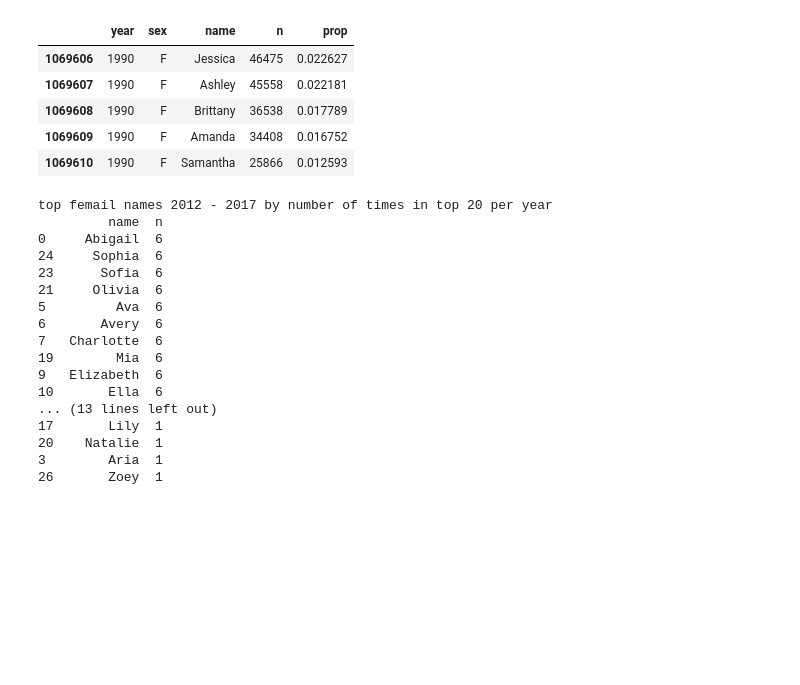
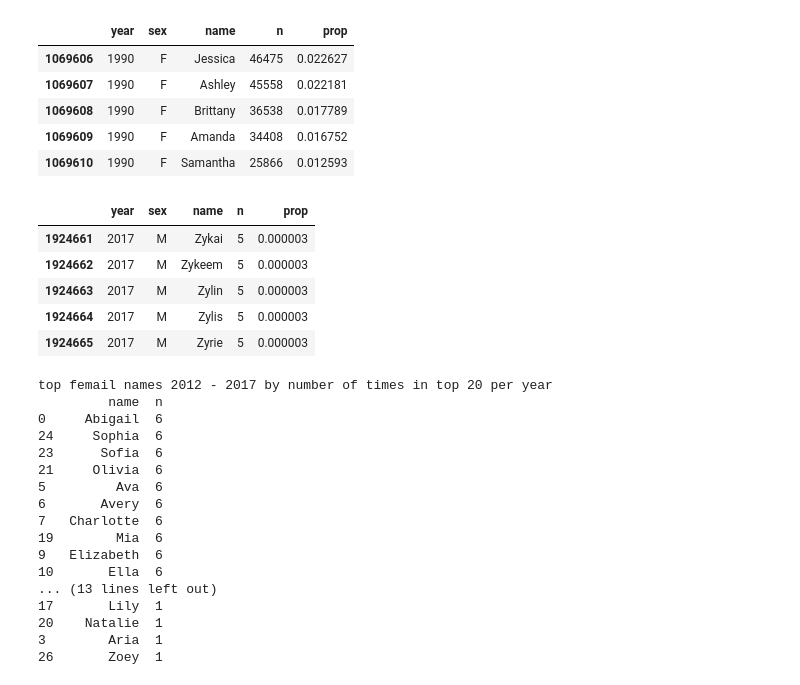
Before and after one commit to magic-lantern/forecasting, a Jupyter notebook: baby_name_analysis.ipynb, the cells around one changed output. Drawn from its saved outputs; the diff is of its cells as text; code cells hidden in the pictures; blank space fills up the shorter version.

```diff
--- a/baby_name_analysis.ipynb
+++ b/baby_name_analysis.ipynb
@@ -105,6 +123,15 @@ df.head()
 | 1069608 | 1990 | F | Brittany | 36538 | 0.017789 |
 | 1069609 | 1990 | F | Amanda | 34408 | 0.016752 |
 | 1069610 | 1990 | F | Samantha | 25866 | 0.012593 |
+# %%
+df.tail()
+# %% [output]
+|  | year | sex | name | n | prop |
+| 1924661 | 2017 | M | Zykai | 5 | 0.000003 |
+| 1924662 | 2017 | M | Zykeem | 5 | 0.000003 |
+| 1924663 | 2017 | M | Zylin | 5 | 0.000003 |
+| 1924664 | 2017 | M | Zylis | 5 | 0.000003 |
+| 1924665 | 2017 | M | Zyrie | 5 | 0.000003 |
 # %%
 tops = df[(df.sex == 'F') & ((df.year >= 2012) & (df.year <= 2017))].sort_values(['year', 'n'], ascending=False).groupby('year', as_index=False).head(20)
 print('top femail names 2012 - 2017 by number of times in top 20 per year')
```
Also changed, not shown: parts of 34 cells of this notebook, 1 other file.
